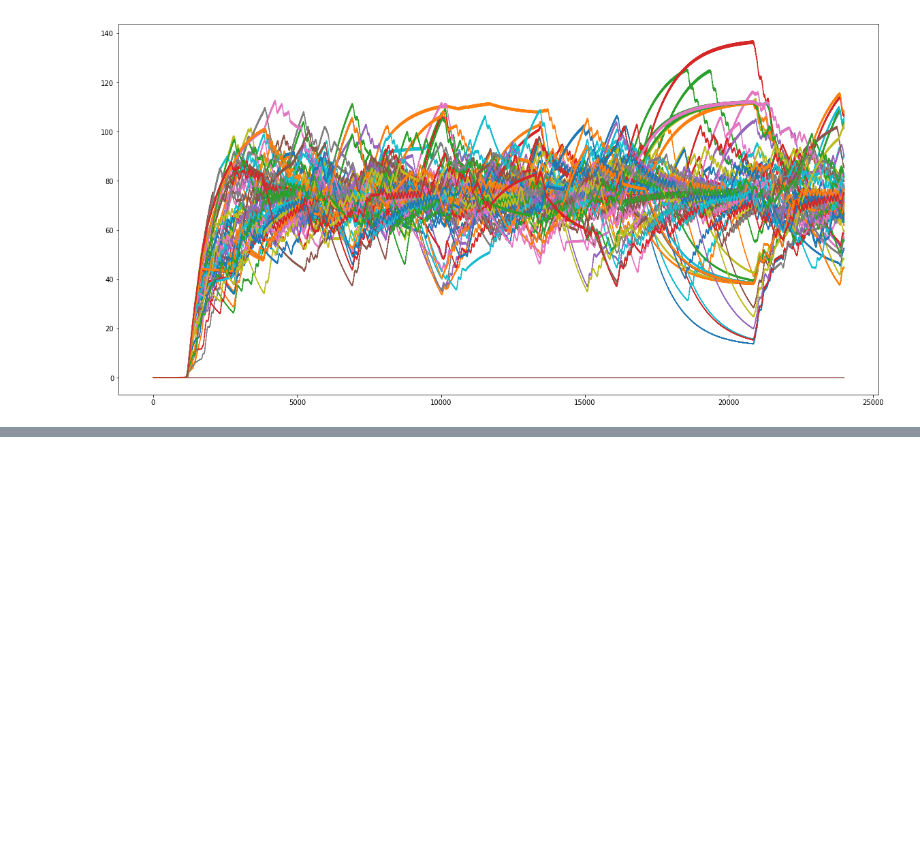
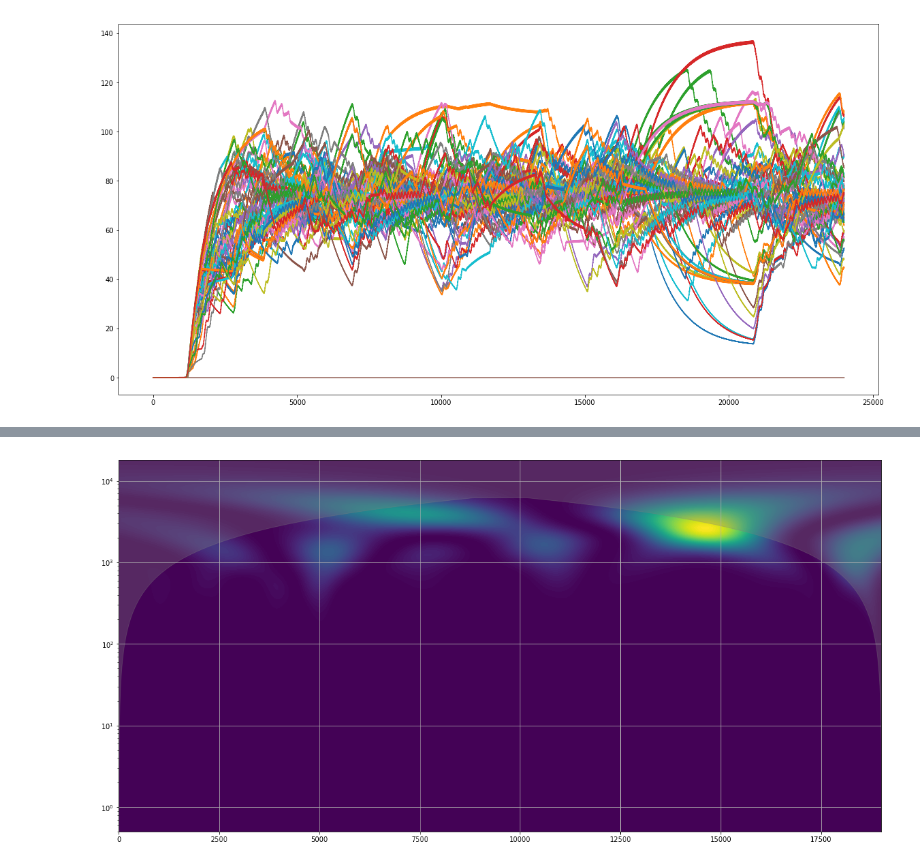
Before and after one commit to dkaravaev/neurodyn, a Jupyter notebook: Original.ipynb, the cells around one changed output, grey strips where cells are left out. Saved outputs shown, nothing was run; the diff lists cells and outputs as text; code cells hidden in the pictures; blank space fills up the shorter version.

```diff
--- a/Original.ipynb
+++ b/Original.ipynb
@@ -48,0 +87,8 @@ plt.show()
+# %%
+cwt = WaveletAnalysis(results['W'][5, 14][5000:], wavelet=Ricker(), mask_coi=True)
+plt.figure(figsize=(20, 10))
+ax = plt.subplot()
+cwt.plot_power(ax)
+plt.show()
+# %% [output]
+[figure, added]
```
Also changed, not shown: parts of 20 cells of this notebook, 1 other file.
